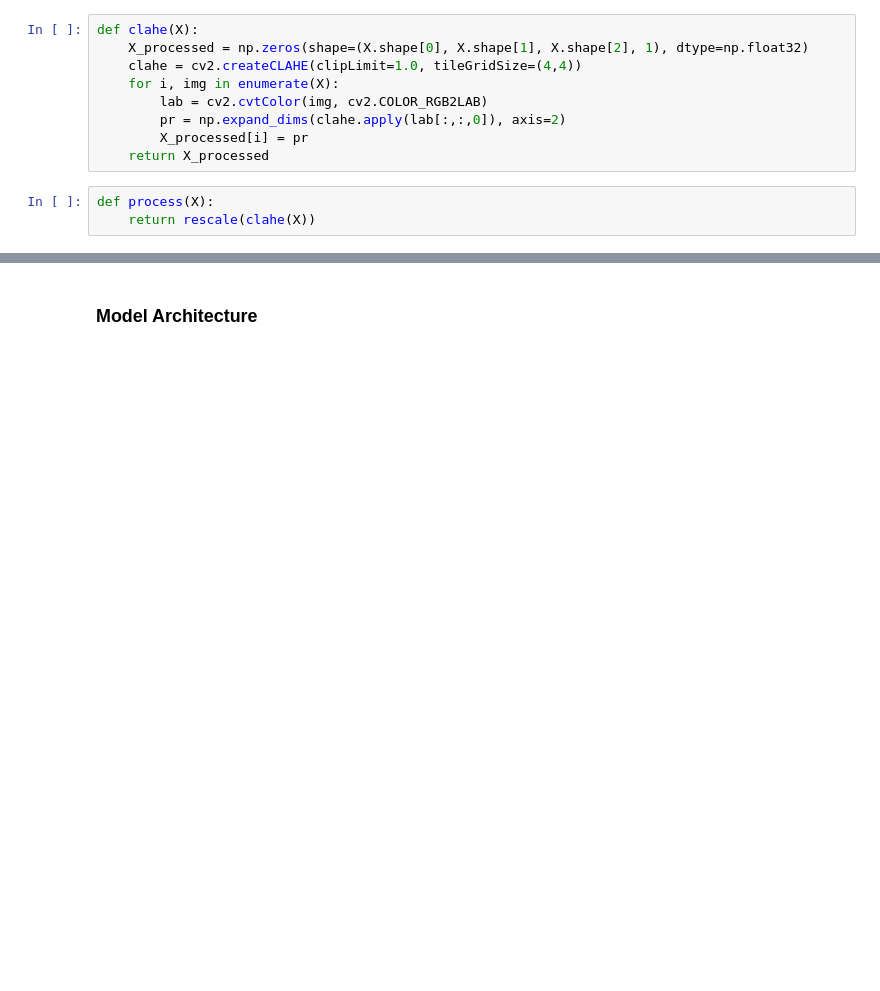
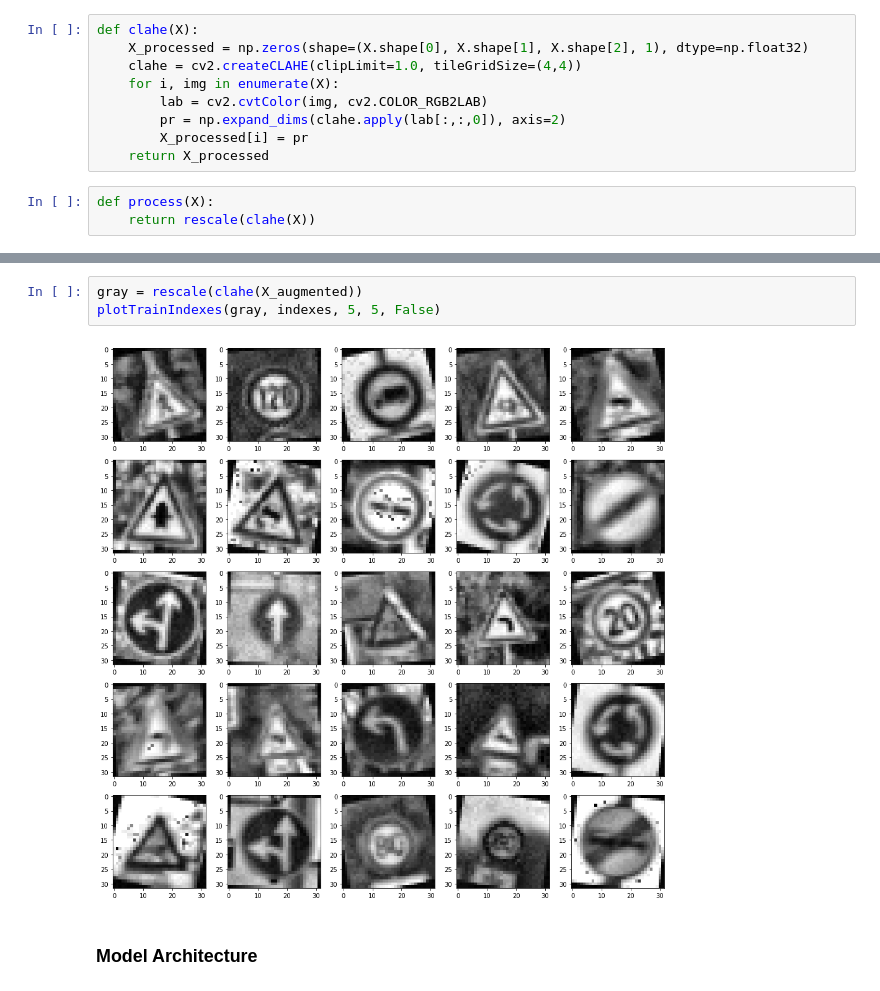
Before and after one commit to Natatisha/CarND-Traffic-Sign-Classifier-Project, a Jupyter notebook: Traffic_Sign_Classifier.ipynb, the cells around one changed output, grey strips where cells are left out. Drawn from its saved outputs; the diff is of its cells as text; blank space fills up the shorter version.

```diff
--- a/Traffic_Sign_Classifier.ipynb
+++ b/Traffic_Sign_Classifier.ipynb
@@ -308,3 +328,8 @@ plotTrainIndexes(gray, indexes, 5, 5)
+# %%
+gray = rescale(clahe(X_augmented))
+plotTrainIndexes(gray, indexes, 5, 5, False)
+# %% [output]
+[figure, added]
 # %% [markdown]
 ### Model Architecture
 # %%
```
Also changed, not shown: parts of 29 cells of this notebook, 8 other files.
